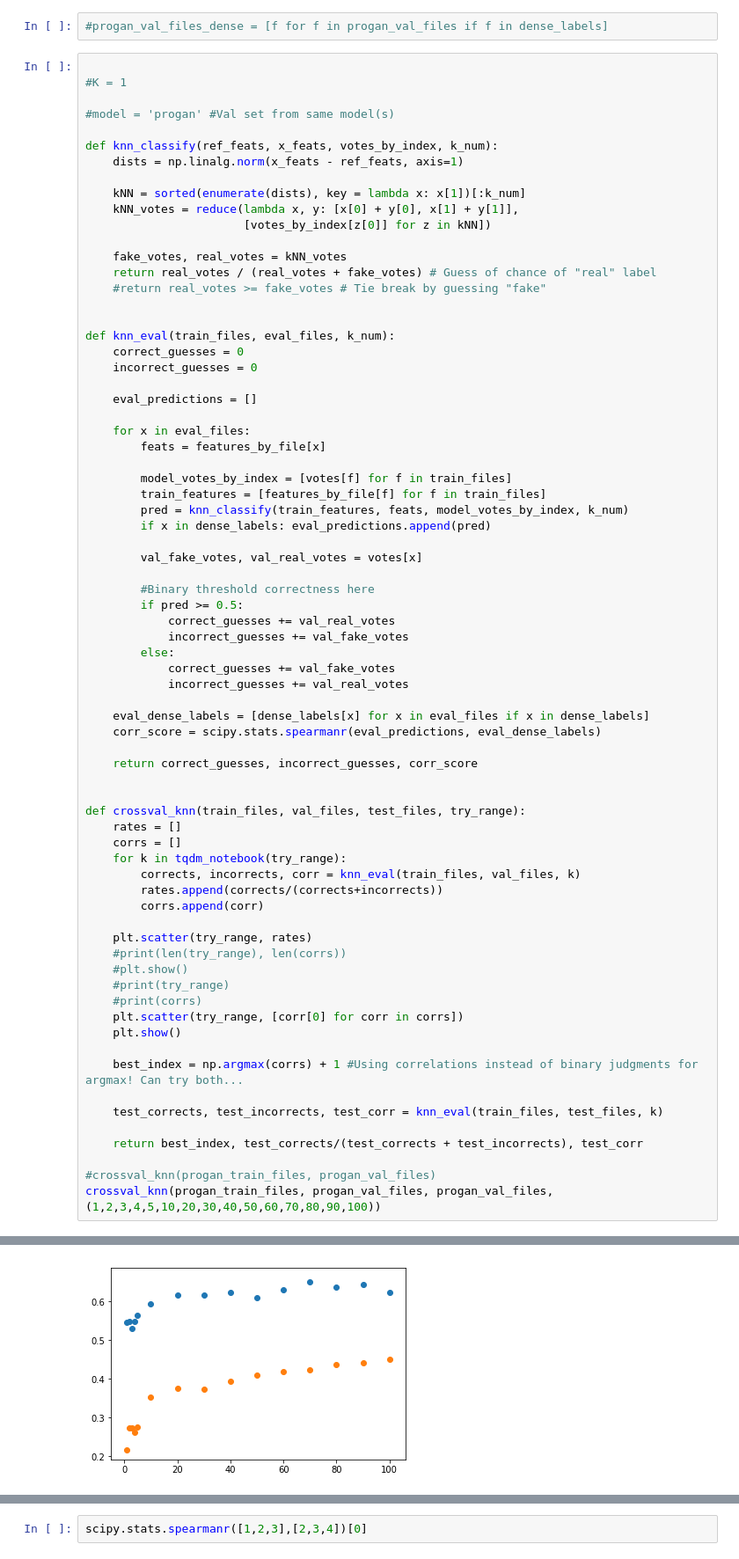
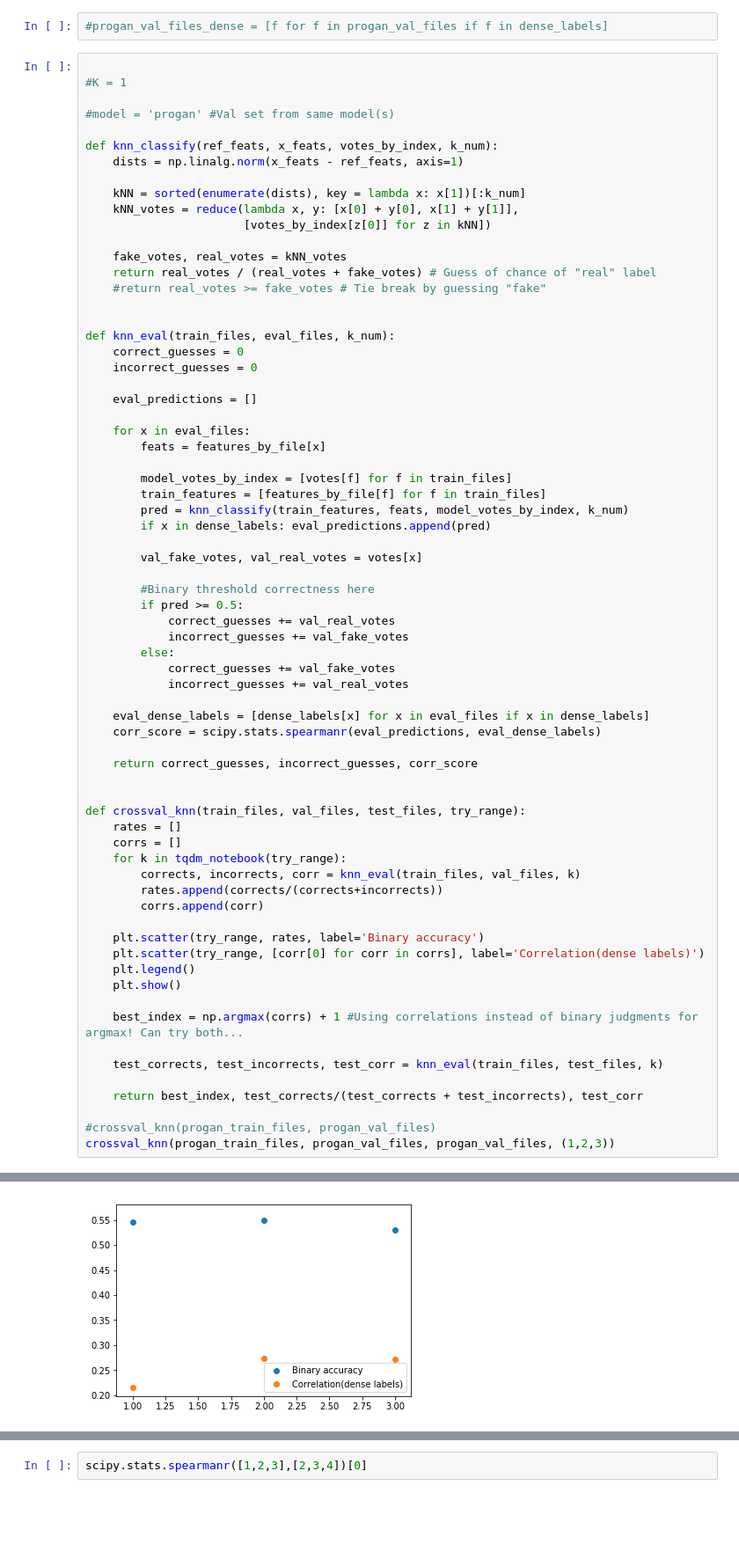
Before and after one commit to kolchinski/humanception-score, a Jupyter notebook: distances/knn_experiment/Nearest_neighbors.ipynb, the cells around one changed output, grey strips where cells are left out. Shown at 88% size. Saved outputs shown, nothing was run; the diff lists cells and outputs as text; blank space fills up the shorter version.

```diff
--- a/distances/knn_experiment/Nearest_neighbors.ipynb
+++ b/distances/knn_experiment/Nearest_neighbors.ipynb
@@ -258,38 +254,35 @@ def knn_eval(train_files, eval_files, k_num):
             incorrect_guesses += val_fake_votes
         else:
             correct_guesses += val_fake_votes
             incorrect_guesses += val_real_votes
 
     eval_dense_labels = [dense_labels[x] for x in eval_files if x in dense_labels]
     corr_score = scipy.stats.spearmanr(eval_predictions, eval_dense_labels)
 
     return correct_guesses, incorrect_guesses, corr_score
 
 
 def crossval_knn(train_files, val_files, test_files, try_range):
     rates = []
     corrs = []
     for k in tqdm_notebook(try_range):
         corrects, incorrects, corr = knn_eval(train_files, val_files, k)
         rates.append(corrects/(corrects+incorrects))
         corrs.append(corr)
 
-    plt.scatter(try_range, rates)
-    #print(len(try_range), len(corrs))
-    #plt.show()
-    #print(try_range)
-    #print(corrs)
-    plt.scatter(try_range, [corr[0] for corr in corrs])
+    plt.scatter(try_range, rates, label='Binary accuracy')
+    plt.scatter(try_range, [corr[0] for corr in corrs], label='Correlation(dense labels)')
+    plt.legend()
     plt.show()
 
     best_index = np.argmax(corrs) + 1 #Using correlations instead of binary judgments for argmax! Can try both...
 
     test_corrects, test_incorrects, test_corr = knn_eval(train_files, test_files, k)
 
     return best_index, test_corrects/(test_corrects + test_incorrects), test_corr
 
 #crossval_knn(progan_train_files, progan_val_files)
-crossval_knn(progan_train_files, progan_val_files, progan_val_files, (1,2,3,4,5,10,20,30,40,50,60,70,80,90,100))
+crossval_knn(progan_train_files, progan_val_files, progan_val_files, (1,2,3))
 # %% [output]
 [interactive output not drawn]
-[figure, old version]
+[figure, new version]
```
Also changed, not shown: parts of 12 cells of this notebook, 1 other file.
